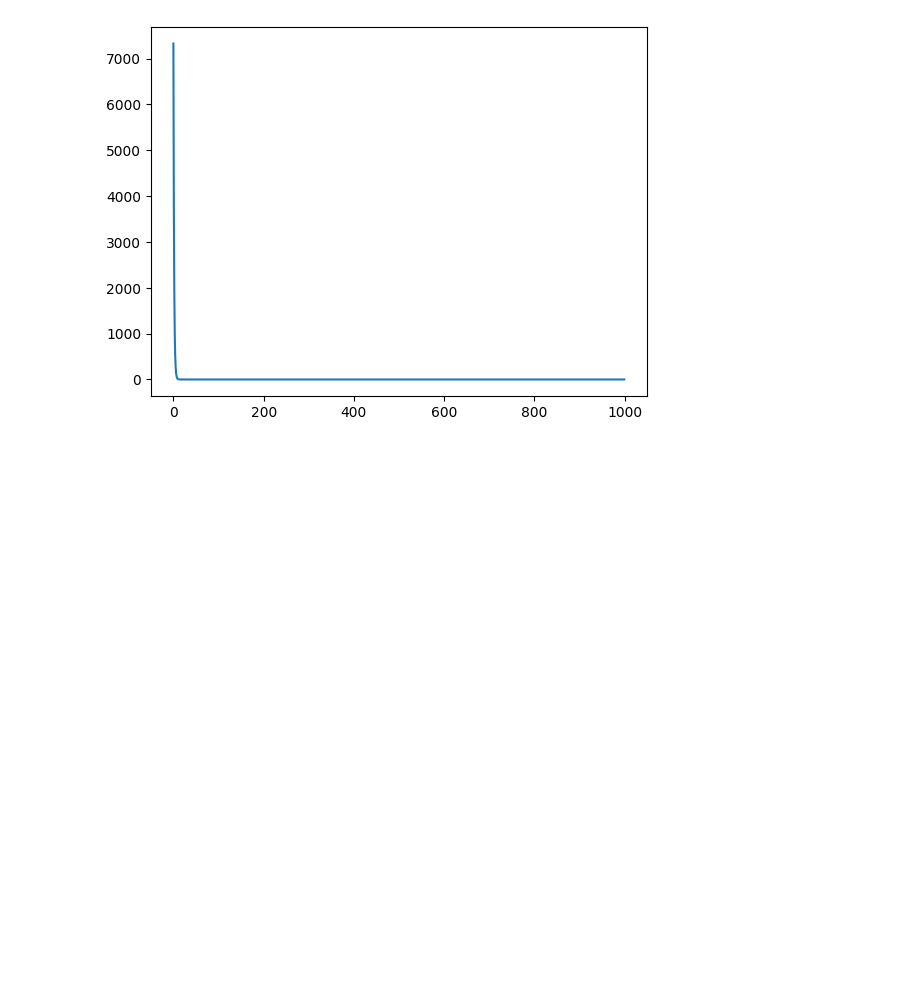
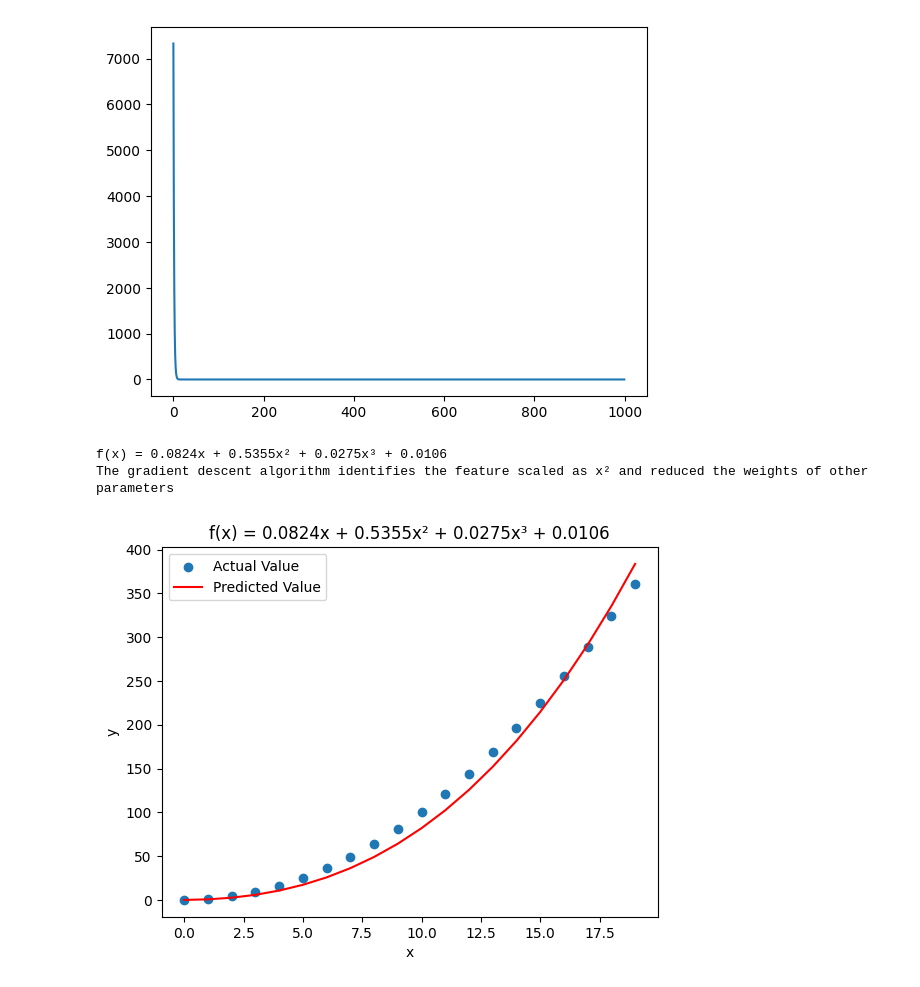
Before and after one commit to abdulhakkeempa/machine-learning, a Jupyter notebook: Polynomial_Regression.ipynb, the cells around one changed output. Cells and saved outputs as stored; diff of their text form; code cells hidden in the pictures; blank space fills up the shorter version.

Commit message:
chore: done a few experiments with polynomial regression

```diff
--- a/Polynomial_Regression.ipynb
+++ b/Polynomial_Regression.ipynb
@@ -148,3 +149,13 @@ plt.plot(hist)
 # %% [output]
 [<matplotlib.lines.Line2D at 0x...>]
 [figure]
+# %%
+x = np.arange(0, 20, 1)
+y = x**2
+
+# engineer features .
+X = np.c_[x,x**2, x**3]
+# %%
+lr = LinearRegression()
+# %%
+model_w,model_b,history = lr.fit(X, y, alpha=1e-7, epochs=10000)
@@ -150,0 +164,12 @@ plt.plot(hist)
+# %%
+fn = f"f(x) = {round(lr.line[0][0][0],4)}x + {round(lr.line[0][1][0],4)}x\u00B2 + {round(lr.line[0][2][0],4)}x\u00B3 + {round(lr.line[1],4)}"
+print(fn)
+print("The gradient descent algorithm identifies the feature scaled as x\u00B2 and reduced the weights of other parameters")
+# %% [output]
+f(x) = 0.0824x + 0.5355x² + 0.0275x³ + 0.0106
+The gradient descent algorithm identifies the feature scaled as x² and reduced the weights of other parameters
+# %%
+plt.title(fn)
+lr.visualise(x,y,X)
+# %% [output]
+[figure, added]
```
Also changed, not shown: parts of 13 cells of this notebook.
